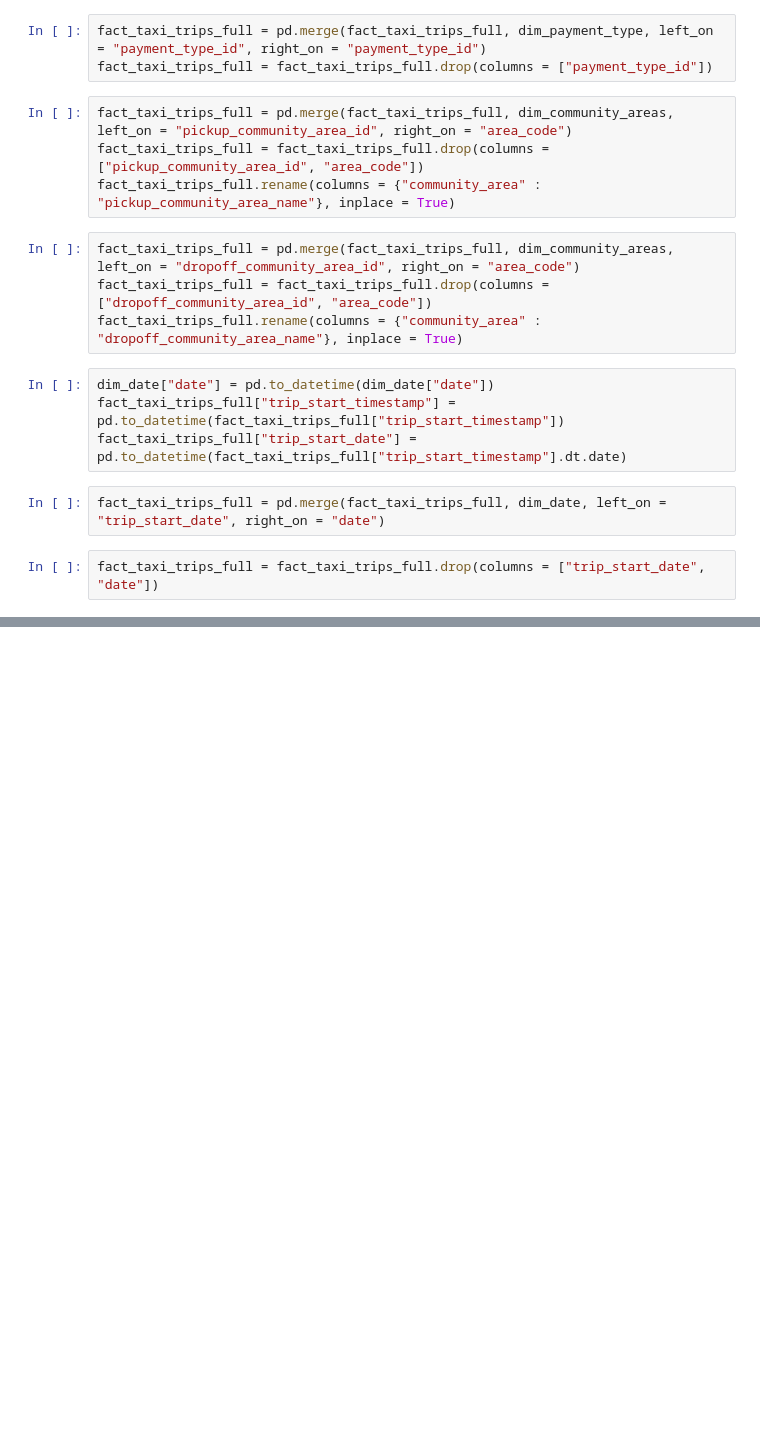
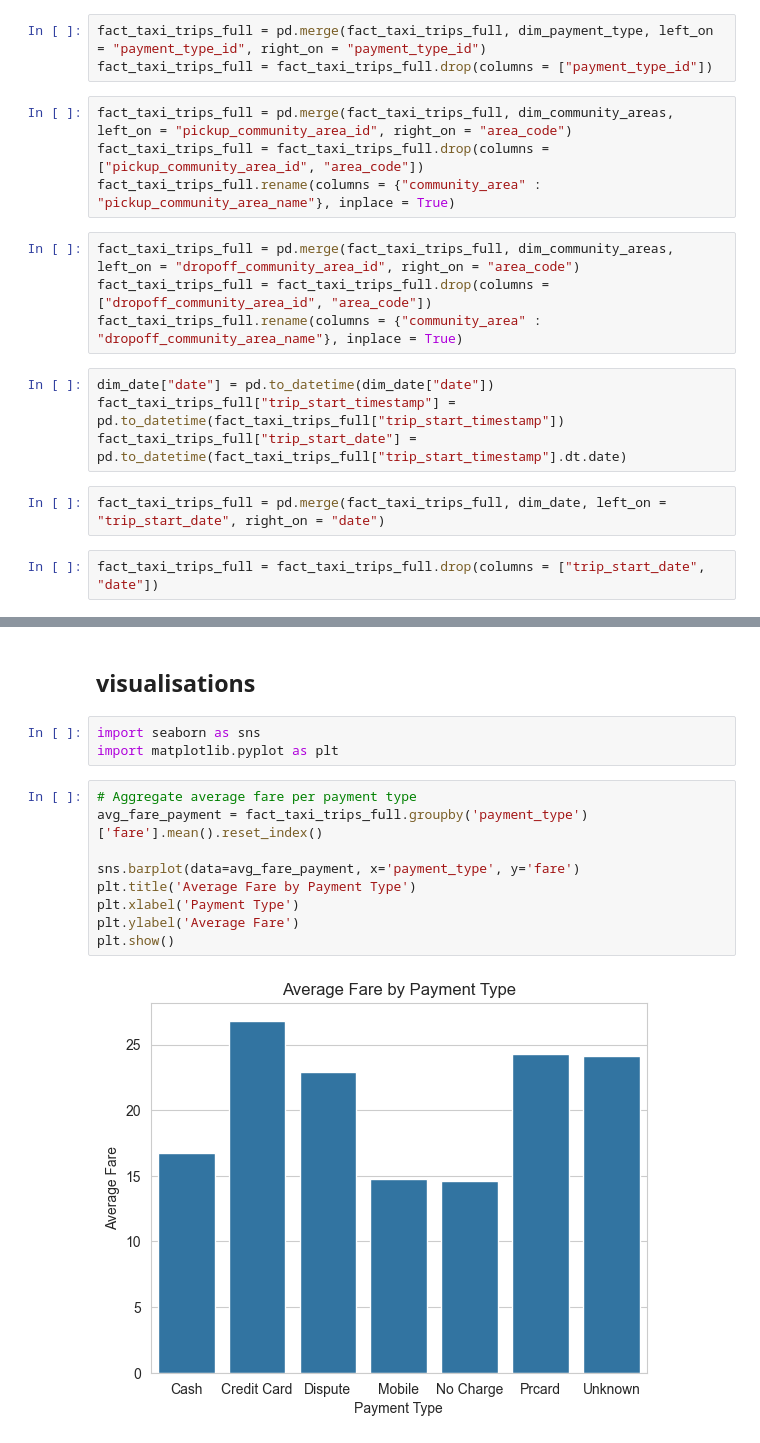
Before and after one commit to bogialmasi/CubixDE, a Jupyter notebook: notebooks/08_create_datamodel.ipynb, the cells around one changed output, grey strips where cells are left out. Cells and saved outputs as stored; diff of their text form; blank space fills up the shorter version.

```diff
--- a/notebooks/08_create_datamodel.ipynb
+++ b/notebooks/08_create_datamodel.ipynb
@@ -189,0 +186,16 @@ fact_taxi_trips_full
+# %% [markdown]
+## visualisations
+# %%
+import seaborn as sns
+import matplotlib.pyplot as plt
+# %%
+# Aggregate average fare per payment type
+avg_fare_payment = fact_taxi_trips_full.groupby('payment_type')['fare'].mean().reset_index()
+
+sns.barplot(data=avg_fare_payment, x='payment_type', y='fare')
+plt.title('Average Fare by Payment Type')
+plt.xlabel('Payment Type')
+plt.ylabel('Average Fare')
+plt.show()
+# %% [output]
+[figure, added]
```
Also changed, not shown: parts of 10 cells of this notebook, 5 other files.
